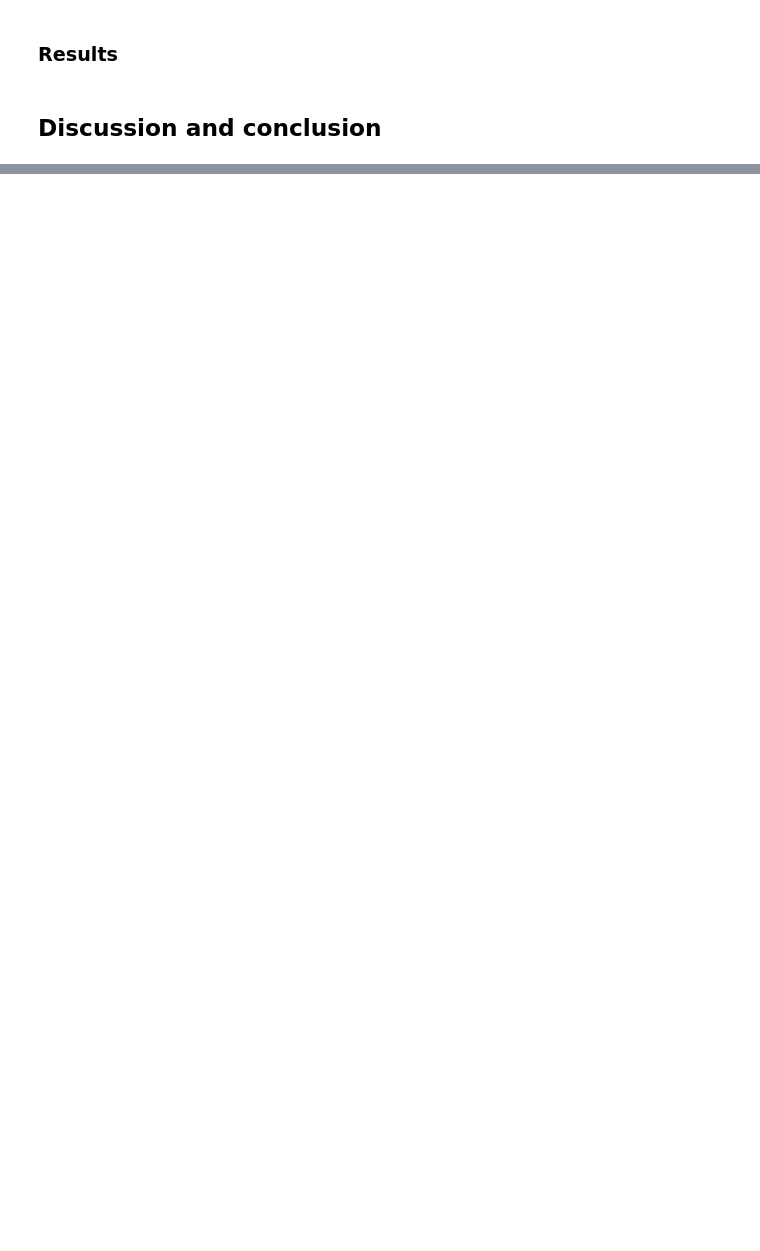
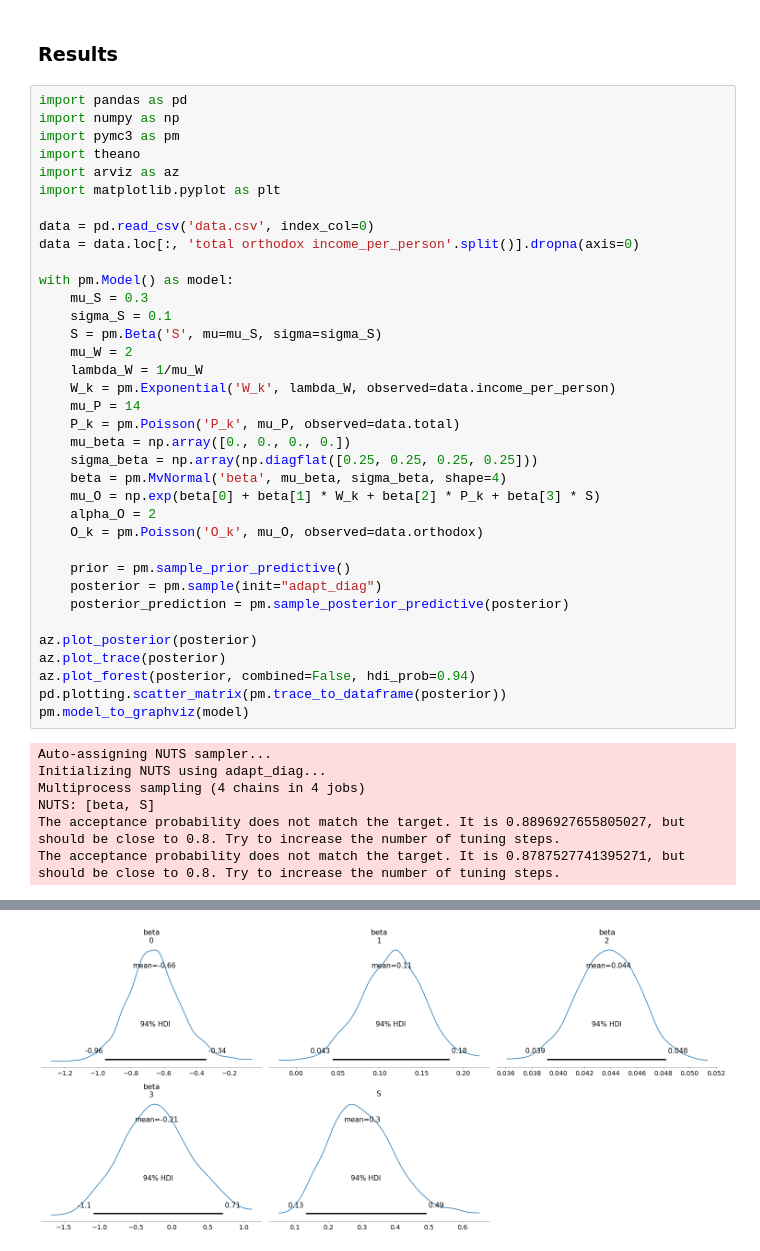
Before and after one commit to AnttiHaerkoenen/BAY1, a Jupyter notebook: BAY1_ReportForm.ipynb, the cells around one changed output, grey strips where cells are left out. Drawn from its saved outputs; the diff is of its cells as text; blank space fills up the shorter version.

```diff
--- a/BAY1_ReportForm.ipynb
+++ b/BAY1_ReportForm.ipynb
@@ -154,4 +122,45 @@ There was 1 divergence after tuning. Increase `target_accept` or reparameterize.
 # %% [markdown]
 ### Results
-# %% [markdown]
-## Discussion and conclusion
+# %%
+import pandas as pd
+import numpy as np
+import pymc3 as pm
+import theano
+import arviz as az
+import matplotlib.pyplot as plt
+
+data = pd.read_csv('data.csv', index_col=0)
+data = data.loc[:, 'total orthodox income_per_person'.split()].dropna(axis=0)
+
+with pm.Model() as model:
+    mu_S = 0.3
+    sigma_S = 0.1
+    S = pm.Beta('S', mu=mu_S, sigma=sigma_S)
+    mu_W = 2
+    lambda_W = 1/mu_W
+    W_k = pm.Exponential('W_k', lambda_W, observed=data.income_per_person)
+    mu_P = 14
+    P_k = pm.Poisson('P_k', mu_P, observed=data.total)
+    mu_beta = np.array([0., 0., 0., 0.])
+    sigma_beta = np.array(np.diagflat([0.25, 0.25, 0.25, 0.25]))
+    beta = pm.MvNormal('beta', mu_beta, sigma_beta, shape=4)
+    mu_O = np.exp(beta[0] + beta[1] * W_k + beta[2] * P_k + beta[3] * S)
+    alpha_O = 2
+    O_k = pm.Poisson('O_k', mu_O, observed=data.orthodox)
+
+    prior = pm.sample_prior_predictive()
+    posterior = pm.sample(init="adapt_diag")
+    posterior_prediction = pm.sample_posterior_predictive(posterior)
+
+az.plot_posterior(posterior)
+az.plot_trace(posterior)
+az.plot_forest(posterior, combined=False, hdi_prob=0.94)
+pd.plotting.scatter_matrix(pm.trace_to_dataframe(posterior))
+pm.model_to_graphviz(model)
+# %% [output]
+Auto-assigning NUTS sampler...
+Initializing NUTS using adapt_diag...
+Multiprocess sampling (4 chains in 4 jobs)
+NUTS: [beta, S]
+The acceptance probability does not match the target. It is 0.8896927655805027, but should be close to 0.8. Try to increase the number of tuning steps.
+The acceptance probability does not match the target. It is 0.8787527741395271, but should be close to 0.8. Try to increase the number of tuning steps.
@@ -157,0 +168 @@ There was 1 divergence after tuning. Increase `target_accept` or reparameterize.
+[figure, added]
```
Also changed, not shown: parts of 13 cells of this notebook.
